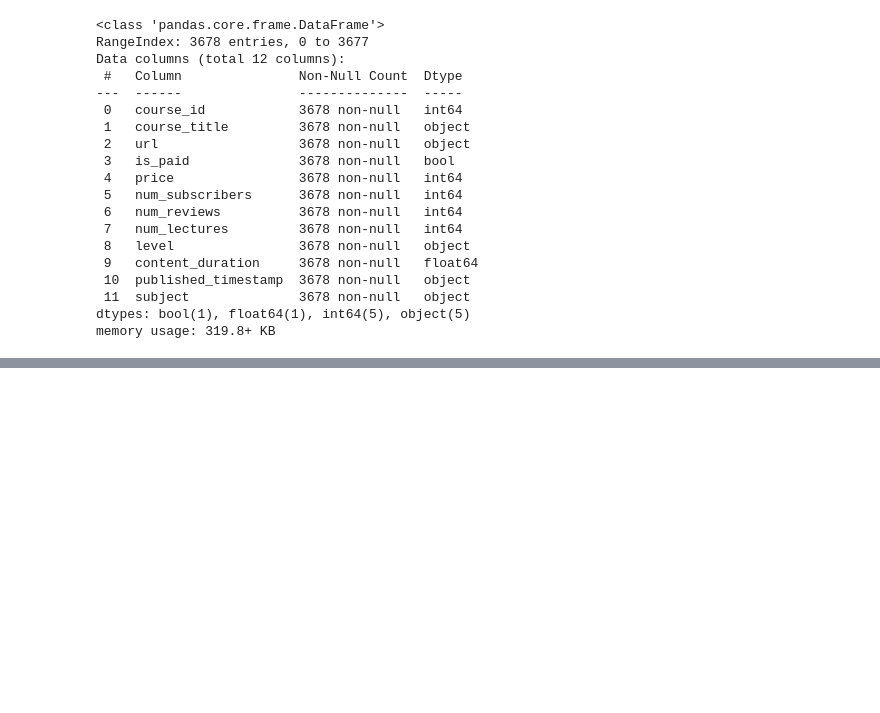
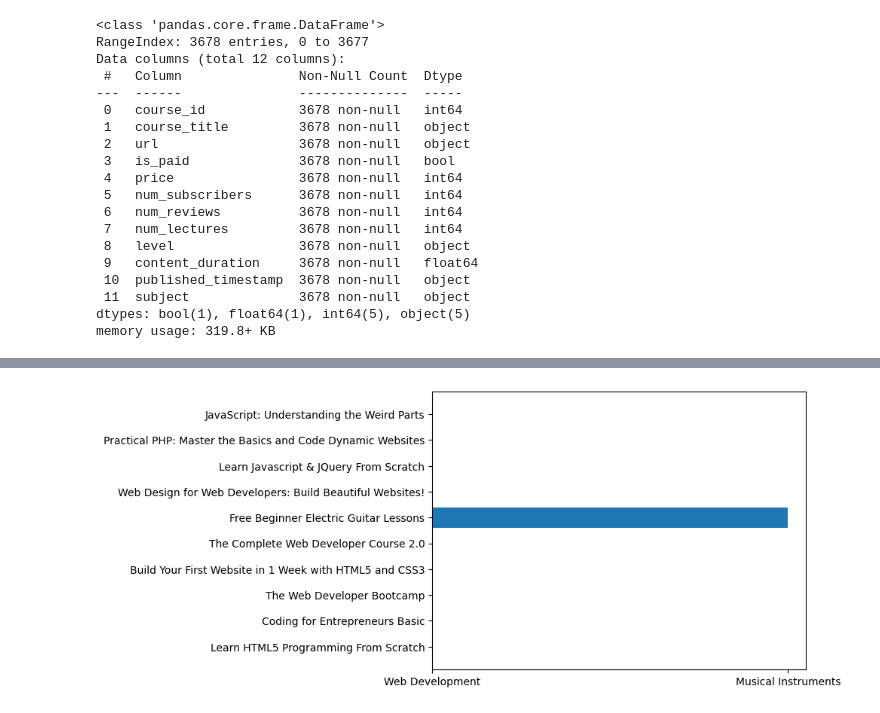
Before and after one commit to pedroOria/PI02_data_analitics, a Jupyter notebook: EDA_udemy.ipynb, the cells around one changed output, grey strips where cells are left out. Drawn from its saved outputs; the diff is of its cells as text; code cells hidden in the pictures; blank space fills up the shorter version.

```diff
--- a/EDA_udemy.ipynb
+++ b/EDA_udemy.ipynb
@@ -36,0 +97,5 @@ memory usage: 319.8+ KB
+# %%
+plt.barh(cursos_top_10['course_title'],cursos_top_10['subject'])
+plt.show()
+# %% [output]
+[figure, added]
```
Also changed, not shown: parts of 6 cells of this notebook.
